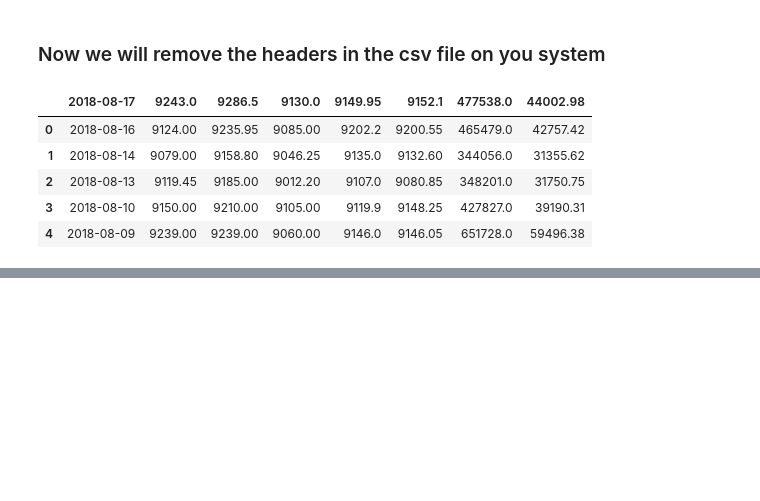
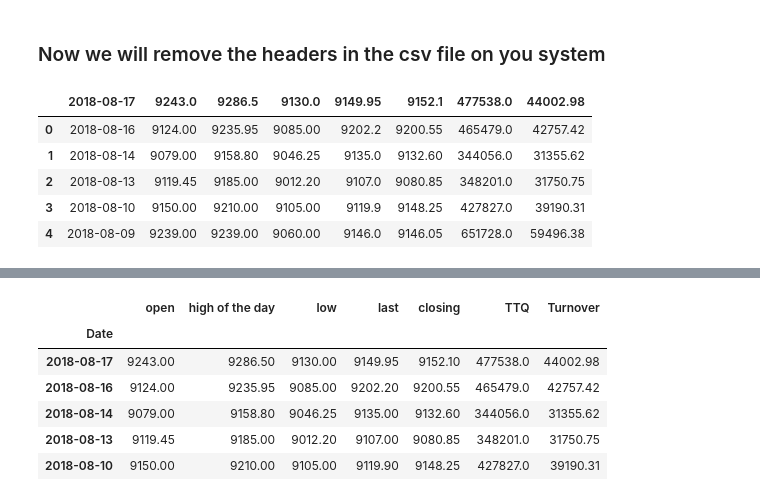
Before and after one commit to anurag19997/Sentdex-Practice, a Jupyter notebook: Pandas IO.ipynb, the cells around one changed output, grey strips where cells are left out. Cells and saved outputs as stored; diff of their text form; code cells hidden in the pictures; blank space fills up the shorter version.

```diff
--- a/Pandas IO.ipynb
+++ b/Pandas IO.ipynb
@@ -123,0 +137,11 @@ df.head()
+# %%
+df = pd.read_csv("new_csv3.csv", names = ['Date', 'open', 'high of the day', 'low', 'last', 'closing', 'TTQ', 'Turnover'], index_col = 0)
+df.head()
+# %% [output]
+|  | open | high of the day | low | last | closing | TTQ | Turnover |
+| Date |  |  |  |  |  |  |  |
+| 2018-08-17 | 9243.00 | 9286.50 | 9130.00 | 9149.95 | 9152.10 | 477538.0 | 44002.98 |
+| 2018-08-16 | 9124.00 | 9235.95 | 9085.00 | 9202.20 | 9200.55 | 465479.0 | 42757.42 |
+| 2018-08-14 | 9079.00 | 9158.80 | 9046.25 | 9135.00 | 9132.60 | 344056.0 | 31355.62 |
+| 2018-08-13 | 9119.45 | 9185.00 | 9012.20 | 9107.00 | 9080.85 | 348201.0 | 31750.75 |
+| 2018-08-10 | 9150.00 | 9210.00 | 9105.00 | 9119.90 | 9148.25 | 427827.0 | 39190.31 |
```
Also changed, not shown: parts of 3 cells of this notebook, 1 other file.
